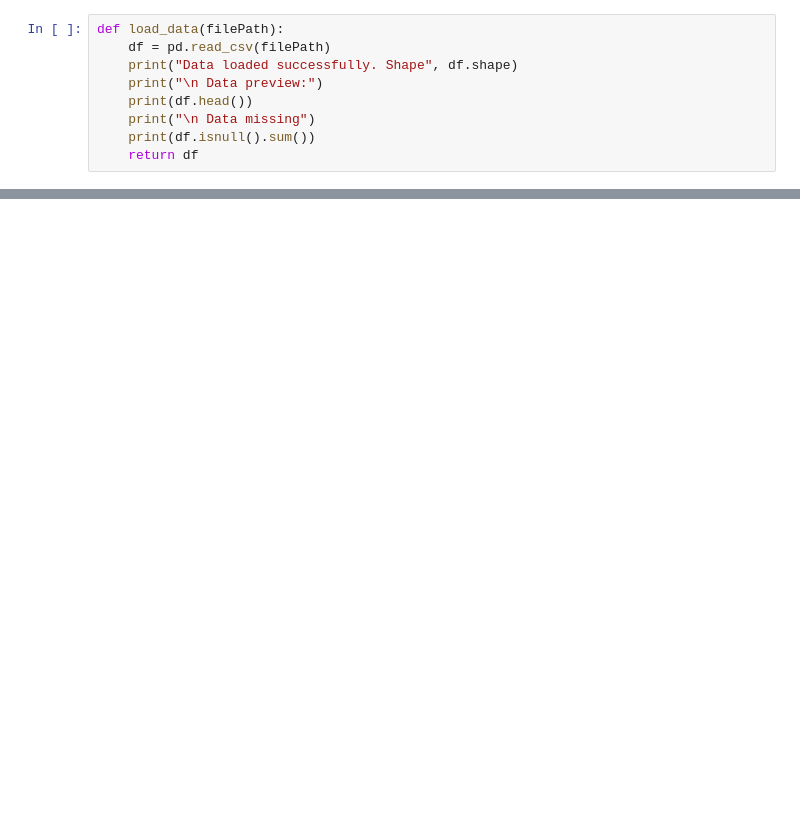
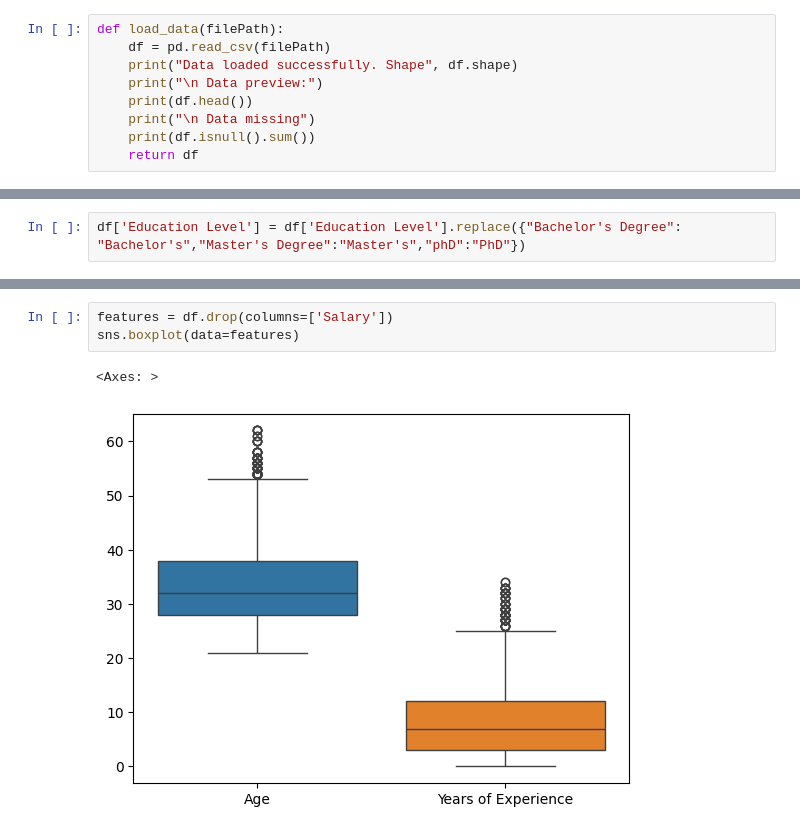
Before and after one commit to khaldon/salary-ml-prediction, a Jupyter notebook: salary-ml.ipynb, the cells around one changed output, grey strips where cells are left out. Cells and saved outputs as stored; diff of their text form; blank space fills up the shorter version.

```diff
--- a/salary-ml.ipynb
+++ b/salary-ml.ipynb
@@ -50,0 +67,2 @@ dtype: int64
+# %%
+df['Education Level'] = df['Education Level'].replace({"Bachelor's Degree": "Bachelor's","Master's Degree":"Master's","phD":"PhD"})
@@ -50,0 +82,6 @@ dtype: int64
+# %%
+features = df.drop(columns=['Salary'])
+sns.boxplot(data=features)
+# %% [output]
+<Axes: >
+[figure, added]
```
Also changed, not shown: parts of 21 cells of this notebook, 2 other files.
